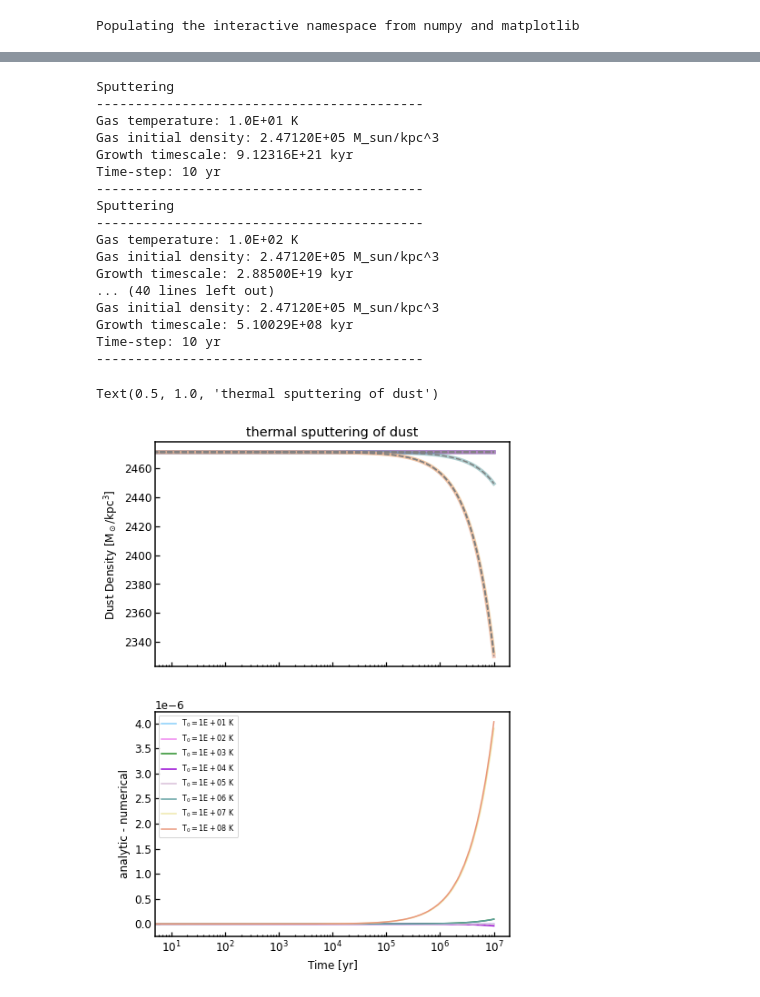
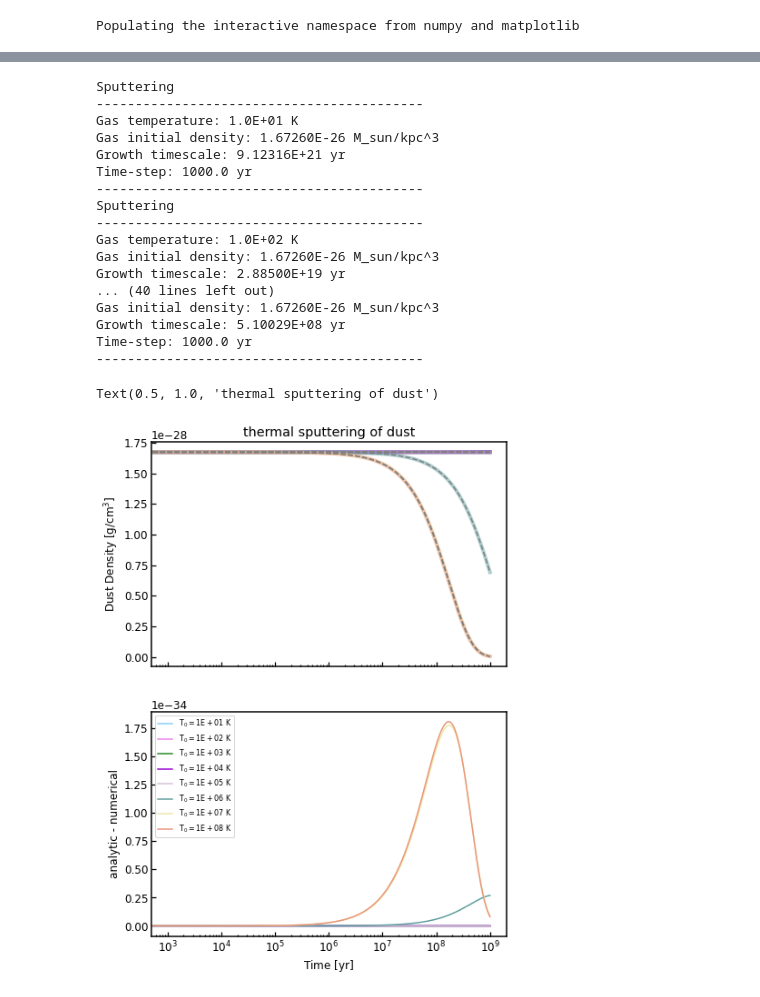
Before and after one commit to helenarichie/my_scripts, a Jupyter notebook: cholla/dust_model/numerical_solution_sputtering.ipynb, the cells around one changed output, grey strips where cells are left out. Cells and saved outputs as stored; diff of their text form; code cells hidden in the pictures.

```diff
--- a/cholla/dust_model/numerical_solution_sputtering.ipynb
+++ b/cholla/dust_model/numerical_solution_sputtering.ipynb
@@ -139,13 +131,21 @@ def thermal_sputtering(t, T, d0_dust):
 
     return d0_dust * np.exp(-3*t/tau_sp)
 # %%
-def evolve_solutions(h, n, T_arr, T_colors):
-    t_arr = np.arange(0, 1e7, h)
+def evolve_solutions(h, n, T_arr, tmax):
+    YR_IN_S = 3.154e7
+    h *= YR_IN_S
+    tmax *= YR_IN_S
+
+    t_arr = np.arange(0, tmax, h)
 
     d_dust = np.zeros(shape=(len(T_arr), len(t_arr)))
-    integrator = None
+
+    integrators = []
+
+    taus = []
 
     def time_refine(integrator):
+        """Refine time-step if dd is changing too rapidly."""
         d_dust_i = integrator.calc_d_dust()
         dd_dt = integrator.calc_dd_dt()
         dt = integrator.dt
@@ -160,13 +160,13 @@ def evolve_solutions(h, n, T_arr, T_colors):
             dd = dt * dd_dt
 
     for j, T in enumerate(T_arr):
-        integrator = SputteringIntegrator(T, n, h)
+        integrator = SputteringIntegrator(T, n, h, tmax)
         integrator.get_info()
         # set initial densities
-        # initial conditions are a little wrong I think?
         d_dust[j][0] = integrator._d0_dust
+        taus.append(integrator.tau_sp) # s
+        integrators.append(integrator)
 
-        integrators = [integrator]
         for i, t_i in enumerate(t_arr):
             if (i+1) < len(t_arr):
                 for integrator in integrators:
@@ -182,55 +182,55 @@ def evolve_solutions(h, n, T_arr, T_colors):
                         d_dust[j][i+1] = integrator.d_dust
                         continue
 
+                    # this is where the density attribute gets updated
                     integrator.update_densities()
                     d_dust[j][i+1] = integrator.d_dust
 
-    return d_dust
+    return d_dust, taus, integrators
 # %%
-T_arr = [10, 100, 1000, 1e4, 1e5, 1e6, 1e7, 1e8]
-T_colors = ["lightskyblue", "violet", "forestgreen", "darkviolet", "thistle", "cadetblue",
-            "palegoldenrod", "darksalmon", "indigo"]
+T_arr = [1e1, 1e2, 1e3, 1e4, 1e5, 1e6, 1e7, 1e8]
 
-h = 10
+h = 1000
 n = 1e-2
+tmax = 1e9
 
-dd = evolve_solutions(h, n, T_arr, T_colors)
+dd, tau_sp, integrators = evolve_solutions(h, n, T_arr, tmax)
 # %% [output]
 Sputtering
 ------------------------------------------
 Gas temperature: 1.0E+01 K
-Gas initial density: 2.47120E+05 M_sun/kpc^3
-Growth timescale: 9.12316E+21 kyr
-Time-step: 10 yr
+Gas initial density: 1.67260E-26 M_sun/kpc^3
+Growth timescale: 9.12316E+21 yr
+Time-step: 1000.0 yr
 ------------------------------------------
 Sputtering
 ------------------------------------------
 Gas temperature: 1.0E+02 K
-Gas initial density: 2.47120E+05 M_sun/kpc^3
-Growth timescale: 2.88500E+19 kyr
+Gas initial density: 1.67260E-26 M_sun/kpc^3
+Growth timescale: 2.88500E+19 yr
 ... (40 lines left out)
-Gas initial density: 2.47120E+05 M_sun/kpc^3
-Growth timescale: 5.10029E+08 kyr
-Time-step: 10 yr
+Gas initial density: 1.67260E-26 M_sun/kpc^3
+Growth timescale: 5.10029E+08 yr
+Time-step: 1000.0 yr
 ------------------------------------------
 # %%
 # time step
-t_arr = np.arange(0, 1e7, h)
+t_arr = np.arange(0, tmax, h)
 
 fig, ax = plt.subplots(nrows=2, ncols=1, sharex=True, figsize=(7,10))
 for j, T in enumerate(T0_cells):
     ax[0].semilogx(t_arr, dd[j], linestyle="--", color="grey")
-    ax[0].semilogx(t_arr, thermal_sputtering(t_arr, T, d0_dust), color=T_colors[j], linewidth=4, alpha=0.5, zorder=0)
-    ax[1].semilogx(t_arr, thermal_sputtering(t_arr, T, d0_dust) - dd[j], color=T_colors[j], label=f"$T_0={T:.0E}~K$")
+    ax[0].semilogx(t_arr, thermal_sputtering(t_arr, T, h, n, tmax), color=T_colors[j], linewidth=4, alpha=0.5, zorder=0)
+    ax[1].semilogx(t_arr, thermal_sputtering(t_arr, T, h, n, tmax) - dd[j], color=T_colors[j], label=f"$T_0={T:.0E}~K$")
     ax[1].set_xlabel("Time$~[yr]$")
-    ax[0].set_ylabel(r"Dust Density$~[M_\odot/kpc^3]$")
+    ax[0].set_ylabel(r"Dust Density$~[g/cm^3]$")
     ax[1].set_ylabel("analytic - numerical")
-    ax[1].legend(fontsize=8)
+    ax[1].legend()
 ax[0].set_title("thermal sputtering of dust")
 # plt.savefig("/Users/helenarichie/GitHub/helenarichie.github.io/assets/img/posts/sputtering_numerical.png", facecolor="white")
 # %% [output]
 Text(0.5, 1.0, 'thermal sputtering of dust')
-[figure, old version]
+[figure, new version]
 # %%
 fig, ax = plt.subplots(nrows=1, ncols=1, sharex=True, figsize=(8,6))
 for j, T in enumerate(T0_cells):
```
Also changed, not shown: parts of 7 cells of this notebook, 3 other files.
